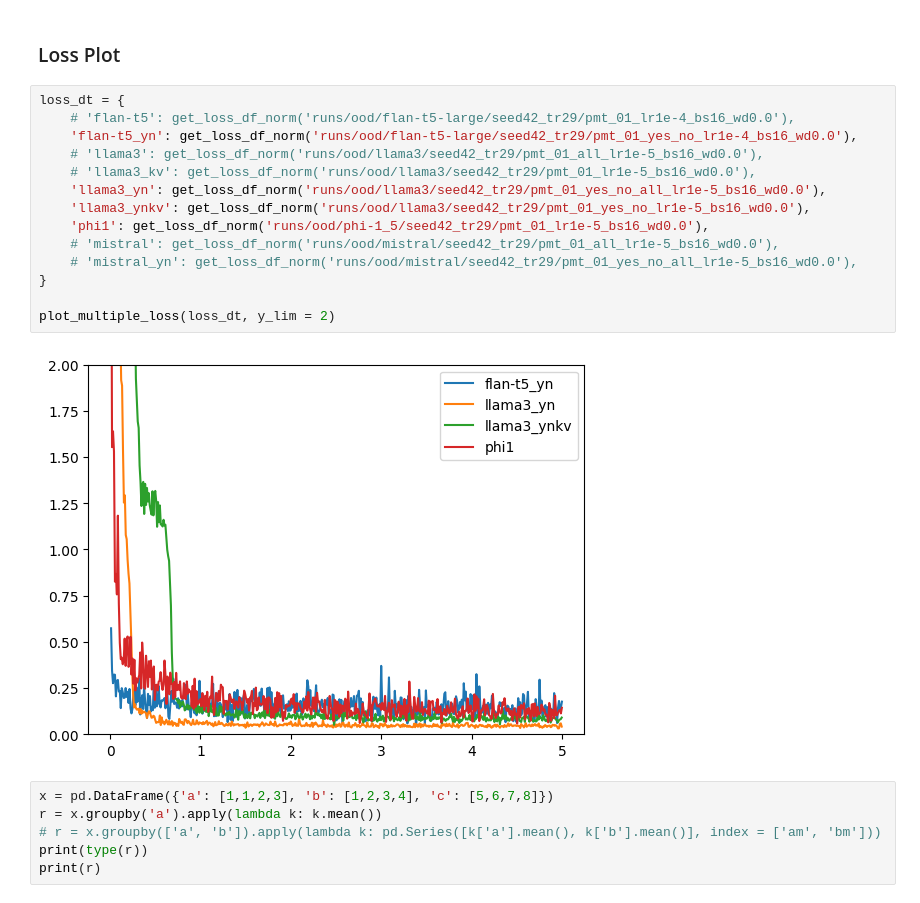
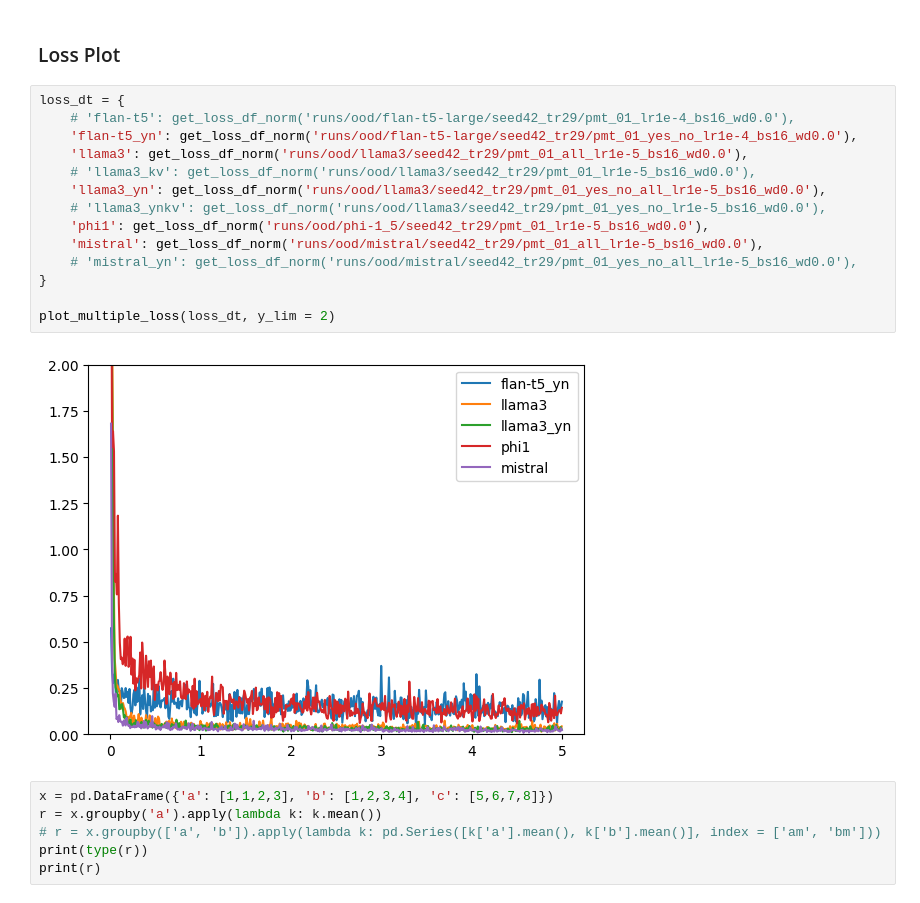
Before and after one commit to srhthu/ContClause, a Jupyter notebook: scripts/jupyter/get_metrics.ipynb, the cells around one changed output. Cells and saved outputs as stored; diff of their text form.

```diff
--- a/scripts/jupyter/get_metrics.ipynb
+++ b/scripts/jupyter/get_metrics.ipynb
@@ -488,19 +266,19 @@ NameError: name 'run_man' is not defined
 # %%
 loss_dt = {
     # 'flan-t5': get_loss_df_norm('runs/ood/flan-t5-large/seed42_tr29/pmt_01_lr1e-4_bs16_wd0.0'),
     'flan-t5_yn': get_loss_df_norm('runs/ood/flan-t5-large/seed42_tr29/pmt_01_yes_no_lr1e-4_bs16_wd0.0'),
-    # 'llama3': get_loss_df_norm('runs/ood/llama3/seed42_tr29/pmt_01_all_lr1e-5_bs16_wd0.0'),
+    'llama3': get_loss_df_norm('runs/ood/llama3/seed42_tr29/pmt_01_all_lr1e-5_bs16_wd0.0'),
     # 'llama3_kv': get_loss_df_norm('runs/ood/llama3/seed42_tr29/pmt_01_lr1e-5_bs16_wd0.0'),
     'llama3_yn': get_loss_df_norm('runs/ood/llama3/seed42_tr29/pmt_01_yes_no_all_lr1e-5_bs16_wd0.0'),
-    'llama3_ynkv': get_loss_df_norm('runs/ood/llama3/seed42_tr29/pmt_01_yes_no_lr1e-5_bs16_wd0.0'),
+    # 'llama3_ynkv': get_loss_df_norm('runs/ood/llama3/seed42_tr29/pmt_01_yes_no_lr1e-5_bs16_wd0.0'),
     'phi1': get_loss_df_norm('runs/ood/phi-1_5/seed42_tr29/pmt_01_lr1e-5_bs16_wd0.0'),
-    # 'mistral': get_loss_df_norm('runs/ood/mistral/seed42_tr29/pmt_01_all_lr1e-5_bs16_wd0.0'),
+    'mistral': get_loss_df_norm('runs/ood/mistral/seed42_tr29/pmt_01_all_lr1e-5_bs16_wd0.0'),
     # 'mistral_yn': get_loss_df_norm('runs/ood/mistral/seed42_tr29/pmt_01_yes_no_all_lr1e-5_bs16_wd0.0'),
 }
 
 plot_multiple_loss(loss_dt, y_lim = 2)
 # %% [output]
-[figure, old version]
+[figure, new version]
 # %%
 x = pd.DataFrame({'a': [1,1,2,3], 'b': [1,2,3,4], 'c': [5,6,7,8]})
 r = x.groupby('a').apply(lambda k: k.mean())
```
Also changed, not shown: parts of 46 cells of this notebook, 11 other files.
